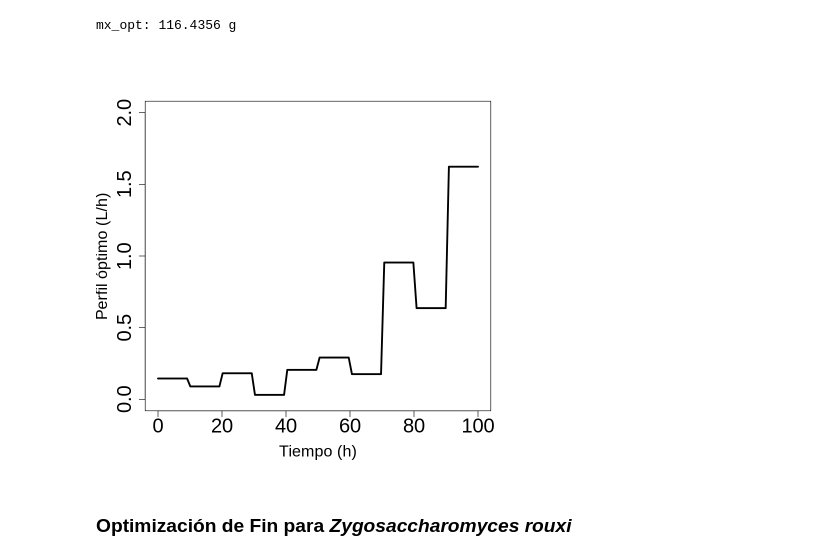
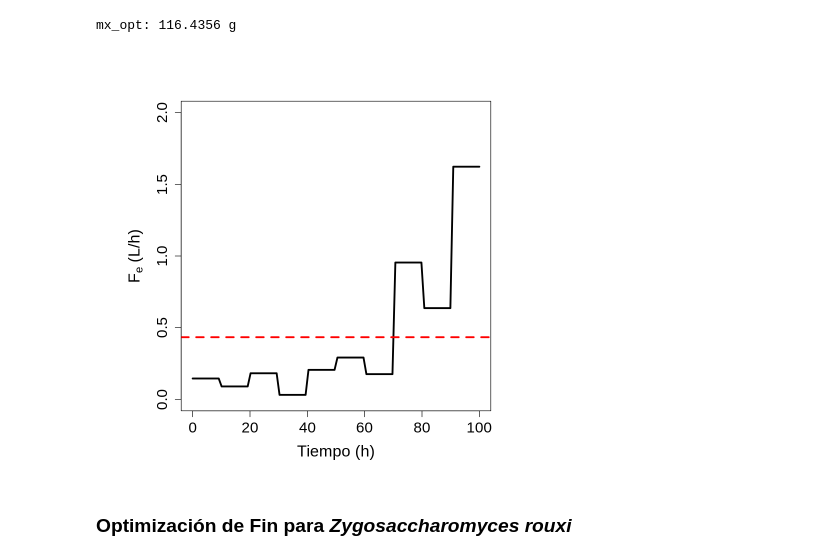
Before and after one commit to JuanM-GG/modelos-tesis, a Jupyter notebook: optimizacion_flujo_alimentacion.ipynb, the cells around one changed output. Drawn from its saved outputs; the diff is of its cells as text; code cells hidden in the pictures.

```diff
--- a/optimizacion_flujo_alimentacion.ipynb
+++ b/optimizacion_flujo_alimentacion.ipynb
@@ -701,10 +712,12 @@ mx_opt: 116.4356 g
 Fin_opt_zb <- rep(GA_zb@solution[1,], each = 10)
 # %%
 # graficar perfil óptimo
+par(mar = c(5,7,4,2) + 0.1)
 plot(times, Fin_opt_zb, type = "l", lwd = 3,
-    ylab = "Perfil óptimo (L/h)", xlab = "Tiempo (h)", cex.lab = 1.6, cex.axis = 2, ylim = c(0,2))
+    ylab = expression(paste(F[e], " (L/h)")), xlab = "Tiempo (h)", cex.lab = 1.6, cex.axis = 1.5, ylim = c(0,2))
+abline(h = mean(Fin_opt_zb), lty = 2, lwd = 3, col = "red")
 # %% [output]
-[figure, old version]
+[figure, new version]
 # %% [markdown]
 ### Optimización de Fin para *Zygosaccharomyces rouxi*
 # %%
```
Also changed, not shown: parts of 19 cells of this notebook.
